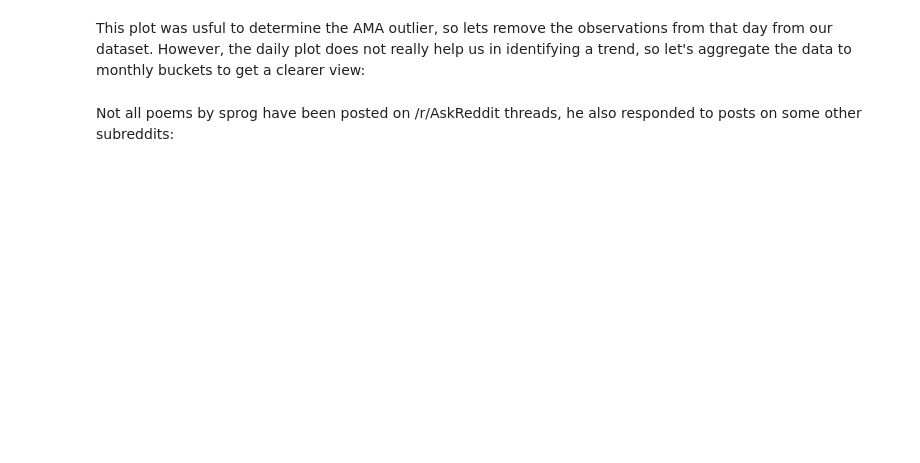
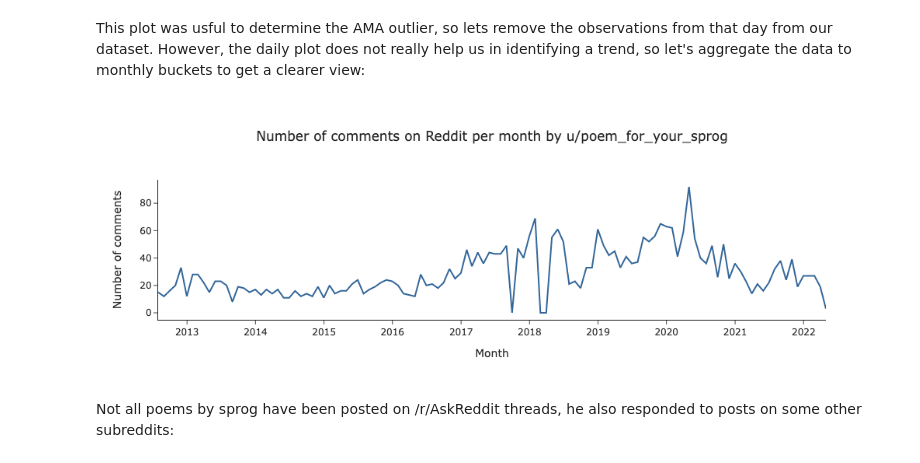
Before and after one commit to fpgmaas/poems, a Jupyter notebook: 1.0-summary-statistics-upvotes-and-awards.ipynb, the cells around one changed output. Cells and saved outputs as stored; diff of their text form; code cells hidden in the pictures; blank space fills up the shorter version.

```diff
--- a/1.0-summary-statistics-upvotes-and-awards.ipynb
+++ b/1.0-summary-statistics-upvotes-and-awards.ipynb
@@ -93,12 +96,15 @@ comments_per_month = df_comments_per_day.groupby(pd.Grouper(freq='M'))['n'].sum(
 # %%
 fig = plot_timeline(
     x=comments_per_month.index,
     y=comments_per_month,
     title='Number of comments on Reddit per month by u/poem_for_your_sprog',
     xaxis_title='Month',
     yaxis_title='Number of comments'
 )
 fig.show()
+fig.write_json('plots/plot_2_comment_count_per_month.json')
+# %% [output]
+[figure, added]
 # %% [markdown]
 Not all poems by sprog have been posted on /r/AskReddit threads, he also responded to posts on some other subreddits:
 # %%
```
Also changed, not shown: parts of 16 cells of this notebook, 9 other files.
